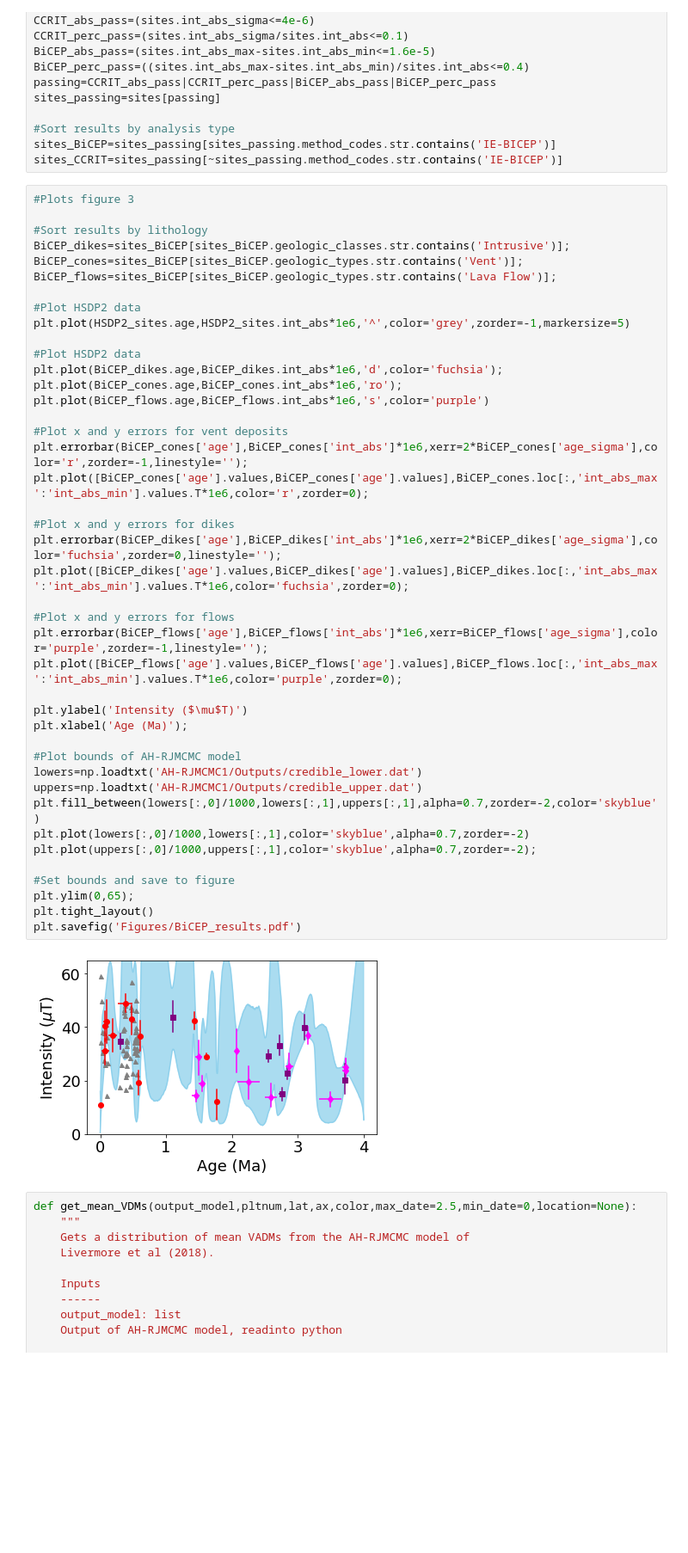
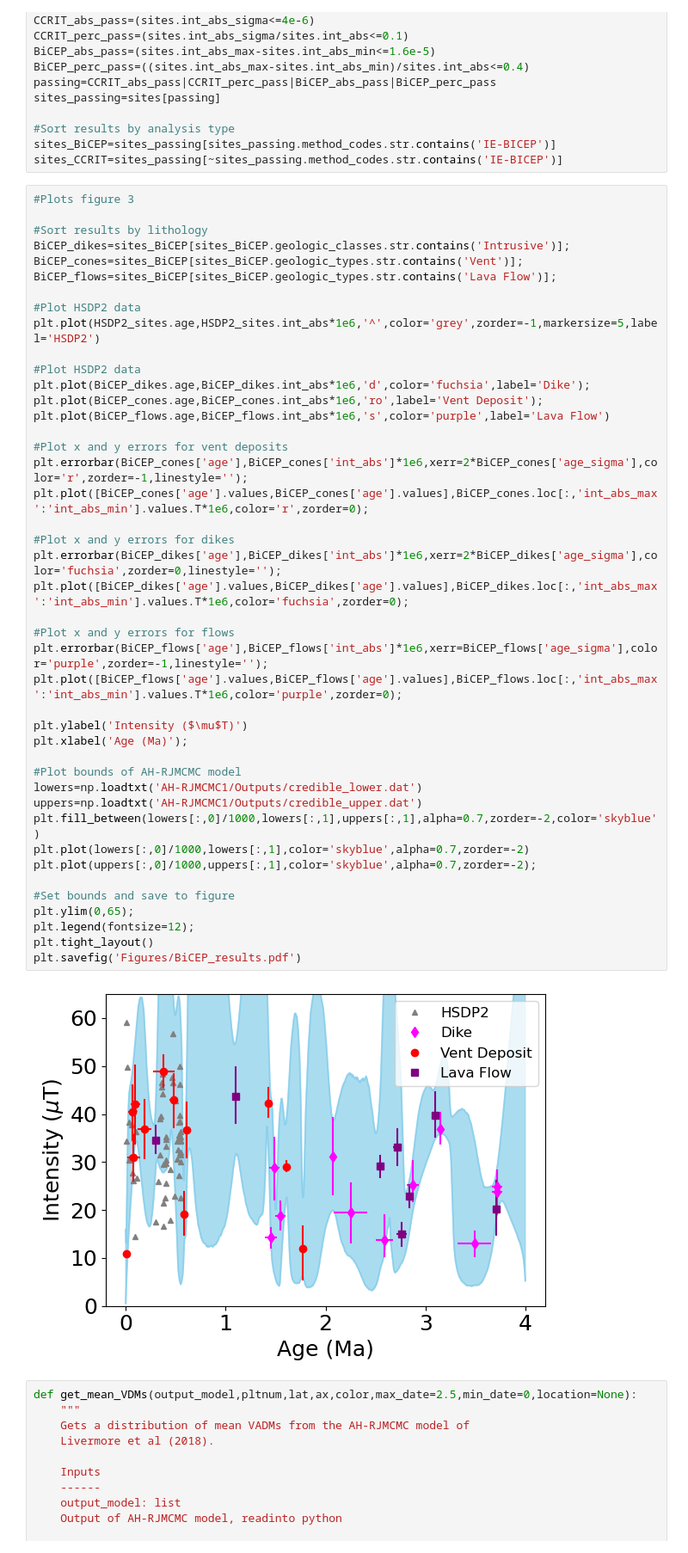
Before and after one commit to bcych/hawaiian_paleointensity, a Jupyter notebook: Hawaii_Figures.ipynb, the cells around one changed output. Shown at 86% size. Drawn from its saved outputs; the diff is of its cells as text; blank space fills up the shorter version.

```diff
--- a/Hawaii_Figures.ipynb
+++ b/Hawaii_Figures.ipynb
@@ -115,41 +115,42 @@ BiCEP_cones=sites_BiCEP[sites_BiCEP.geologic_types.str.contains('Vent')];
 BiCEP_flows=sites_BiCEP[sites_BiCEP.geologic_types.str.contains('Lava Flow')];
 
 #Plot HSDP2 data
-plt.plot(HSDP2_sites.age,HSDP2_sites.int_abs*1e6,'^',color='grey',zorder=-1,markersize=5)
+plt.plot(HSDP2_sites.age,HSDP2_sites.int_abs*1e6,'^',color='grey',zorder=-1,markersize=5,label='HSDP2')
 
 #Plot HSDP2 data
-plt.plot(BiCEP_dikes.age,BiCEP_dikes.int_abs*1e6,'d',color='fuchsia');
-plt.plot(BiCEP_cones.age,BiCEP_cones.int_abs*1e6,'ro');
-plt.plot(BiCEP_flows.age,BiCEP_flows.int_abs*1e6,'s',color='purple')
+plt.plot(BiCEP_dikes.age,BiCEP_dikes.int_abs*1e6,'d',color='fuchsia',label='Dike');
+plt.plot(BiCEP_cones.age,BiCEP_cones.int_abs*1e6,'ro',label='Vent Deposit');
+plt.plot(BiCEP_flows.age,BiCEP_flows.int_abs*1e6,'s',color='purple',label='Lava Flow')
 
 #Plot x and y errors for vent deposits
 plt.errorbar(BiCEP_cones['age'],BiCEP_cones['int_abs']*1e6,xerr=2*BiCEP_cones['age_sigma'],color='r',zorder=-1,linestyle='');
 plt.plot([BiCEP_cones['age'].values,BiCEP_cones['age'].values],BiCEP_cones.loc[:,'int_abs_max':'int_abs_min'].values.T*1e6,color='r',zorder=0);
 
 #Plot x and y errors for dikes
 plt.errorbar(BiCEP_dikes['age'],BiCEP_dikes['int_abs']*1e6,xerr=2*BiCEP_dikes['age_sigma'],color='fuchsia',zorder=0,linestyle='');
 plt.plot([BiCEP_dikes['age'].values,BiCEP_dikes['age'].values],BiCEP_dikes.loc[:,'int_abs_max':'int_abs_min'].values.T*1e6,color='fuchsia',zorder=0);
 
 #Plot x and y errors for flows
 plt.errorbar(BiCEP_flows['age'],BiCEP_flows['int_abs']*1e6,xerr=BiCEP_flows['age_sigma'],color='purple',zorder=-1,linestyle='');
 plt.plot([BiCEP_flows['age'].values,BiCEP_flows['age'].values],BiCEP_flows.loc[:,'int_abs_max':'int_abs_min'].values.T*1e6,color='purple',zorder=0);
 
 plt.ylabel('Intensity ($\mu$T)')
 plt.xlabel('Age (Ma)');
 
 #Plot bounds of AH-RJMCMC model
 lowers=np.loadtxt('AH-RJMCMC1/Outputs/credible_lower.dat')
 uppers=np.loadtxt('AH-RJMCMC1/Outputs/credible_upper.dat')
 plt.fill_between(lowers[:,0]/1000,lowers[:,1],uppers[:,1],alpha=0.7,zorder=-2,color='skyblue')
 plt.plot(lowers[:,0]/1000,lowers[:,1],color='skyblue',alpha=0.7,zorder=-2)
 plt.plot(uppers[:,0]/1000,uppers[:,1],color='skyblue',alpha=0.7,zorder=-2);
 
 #Set bounds and save to figure
 plt.ylim(0,65);
+plt.legend(fontsize=12);
 plt.tight_layout()
 plt.savefig('Figures/BiCEP_results.pdf')
 # %% [output]
-[figure, old version]
+[figure, new version]
 # %%
 def get_mean_VDMs(output_model,pltnum,lat,ax,color,max_date=2.5,min_date=0,location=None):
     """
```
Also changed, not shown: parts of 6 cells of this notebook, 9 other files.
